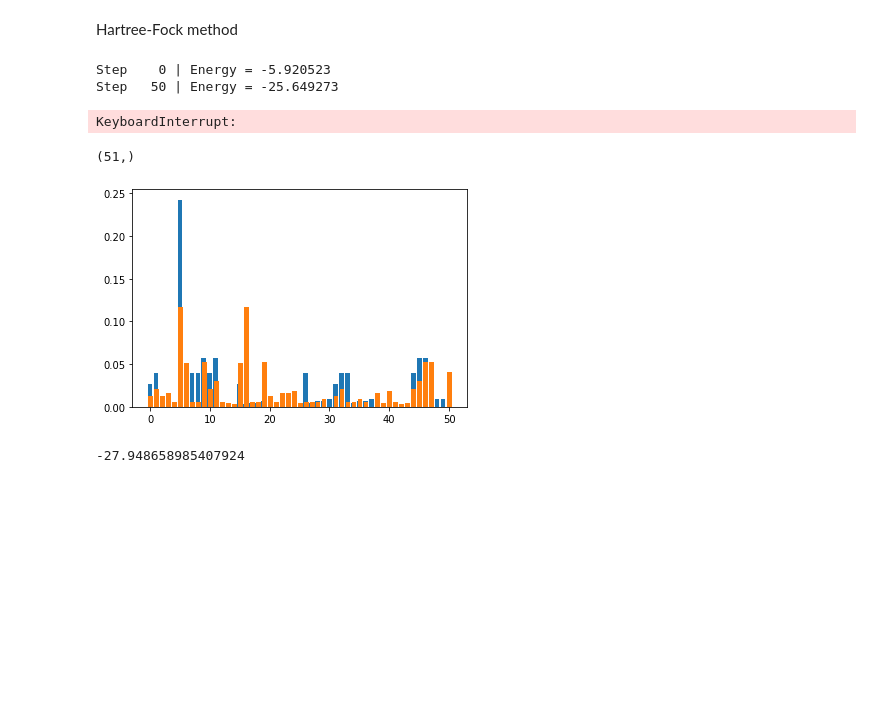
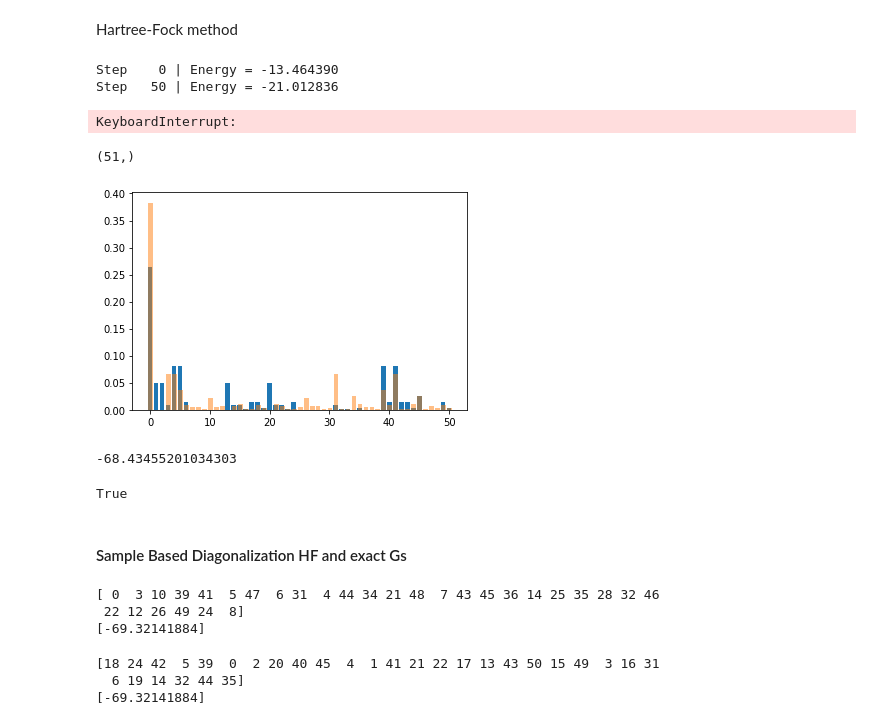
Before and after one commit to emacosta95/QuantumMachineLearningFermions, a Jupyter notebook: HartreeFock.ipynb, the cells around one changed output. Saved outputs shown, nothing was run; the diff lists cells and outputs as text; code cells hidden in the pictures; blank space fills up the shorter version.

```diff
--- a/HartreeFock.ipynb
+++ b/HartreeFock.ipynb
@@ -19,7 +19,9 @@ import torch
 import torch.nn as nn
 import torch.optim as optim
 
-file_name='data/cki'
+file_name='data/usdb.nat'
 
 
 SPS=SingleParticleState(file_name=file_name)
+# %%
+twobody_matrix,energies=get_twobody_nuclearshell_model(file_name=file_name)
@@ -26,6 +30,6 @@ SPS=SingleParticleState(file_name=file_name)
 # %%
-nparticles_a=4
-nparticles_b=4
+nparticles_a=2
+nparticles_b=2
 
 size_a=SPS.energies.shape[0]//2
 size_b=SPS.energies.shape[0]//2
@@ -67,7 +70,7 @@ dimension= 51
 # %% [markdown]
 Hartree-Fock method
 # %%
-model=HFEnergyFunctional(h_vec=torch.tensor(SPS.energies),V_dict=twobody_matrix,num_particles=8)
+model=HFEnergyFunctional(h_vec=torch.tensor(SPS.energies),V_dict=twobody_matrix,num_particles=nparticles_a+nparticles_b)
 # %%
 
 optimizer = optim.Adam(model.parameters(), lr=0.1)
@@ -82,8 +85,8 @@ for step in range(num_steps):
     if step % 50 == 0 or step == num_steps - 1:
         print(f"Step {step:4d} | Energy = {energy.item():.6f}")
 # %% [output]
-Step    0 | Energy = -5.920523
-Step   50 | Energy = -25.649273
+Step    0 | Energy = -13.464390
+Step   50 | Energy = -21.012836
 KeyboardInterrupt:
 # %%
 def slater_determinants(C, fock_basis):
@@ -109,10 +112,21 @@ psi=psi_hf/np.linalg.norm(psi_hf)
 (51,)
 # %%
 plt.bar(np.arange(psi.shape[0]),psi.conjugate()*psi)
-plt.bar(np.arange(psi.shape[0])+0.1,psi0[:,0].conjugate()*psi0[:,0])
+plt.bar(np.arange(psi.shape[0])+0.1,psi0[:,0].conjugate()*psi0[:,0],alpha=0.5)
 plt.show()
 
 print(psi.conjugate() @ NSMHamiltonian.hamiltonian @ psi)
 # %% [output]
-[figure, old version]
+[figure, new version]
--27.948658985407924
+-68.43455201034303
+# %%
+def check_orthonormal(C, tol=1e-6):
+    I = torch.eye(C.shape[1], dtype=C.dtype, device=C.device)
+    test = C.T @ C
+    return torch.allclose(test, I, atol=tol)
+
+print(check_orthonormal(model.C))
+# %% [output]
+True
+# %% [markdown]
+#### Sample Based Diagonalization HF and exact Gs
@@ -118,0 +135,38 @@ print(psi.conjugate() @ NSMHamiltonian.hamiltonian @ psi)
+# %%
+prob=np.conjugate(psi0[:,0])*psi0[:,0]
+
+selection=np.random.choice(np.arange(prob.shape[0]),size=n_instances,replace=False,p=prob)
+print(selection)
+effective_hamiltonian=lil_matrix((n_instances,n_instances))
+
+for a,idx_a in enumerate(selection):
+    for b,idx_b in enumerate(selection):
+        effective_hamiltonian[a,b]=NSMHamiltonian.hamiltonian[idx_a,idx_b]
+
+
+effective_egs,effective_psi0=eigsh(effective_hamiltonian,k=1,which='SA')
+
+print(effective_egs)
+# %% [output]
+[ 0  3 10 39 41  5 47  6 31  4 44 34 21 48  7 43 45 36 14 25 35 28 32 46
+ 22 12 26 49 24  8]
+[-69.32141884]
+# %%
+prob=np.conjugate(psi[:])*psi[:]
+
+selection=np.random.choice(np.arange(prob.shape[0]),size=n_instances,replace=False,p=prob)
+print(selection)
+effective_hamiltonian=lil_matrix((n_instances,n_instances))
+
+for a,idx_a in enumerate(selection):
+    for b,idx_b in enumerate(selection):
+        effective_hamiltonian[a,b]=NSMHamiltonian.hamiltonian[idx_a,idx_b]
+
+
+effective_egs_hf,effective_psi_hf=eigsh(effective_hamiltonian,k=1,which='SA')
+
+print(effective_egs)
+# %% [output]
+[18 24 42  5 39  0  2 20 40 45  4  1 41 21 22 17 13 43 50 15 49  3 16 31
+  6 19 14 32 44 35]
+[-69.32141884]
```
Also changed, not shown: parts of 3 cells of this notebook, 1 other file.
